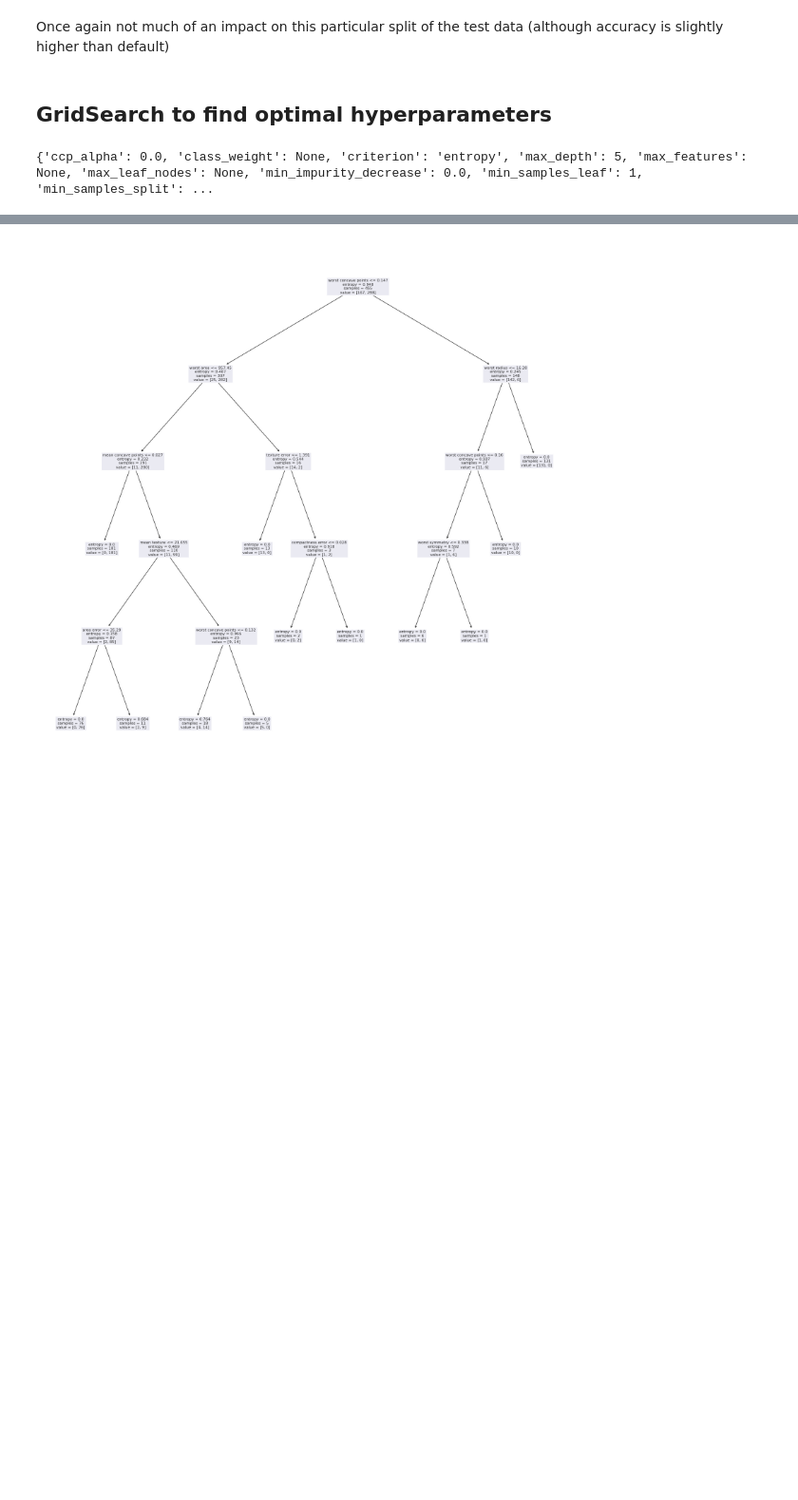
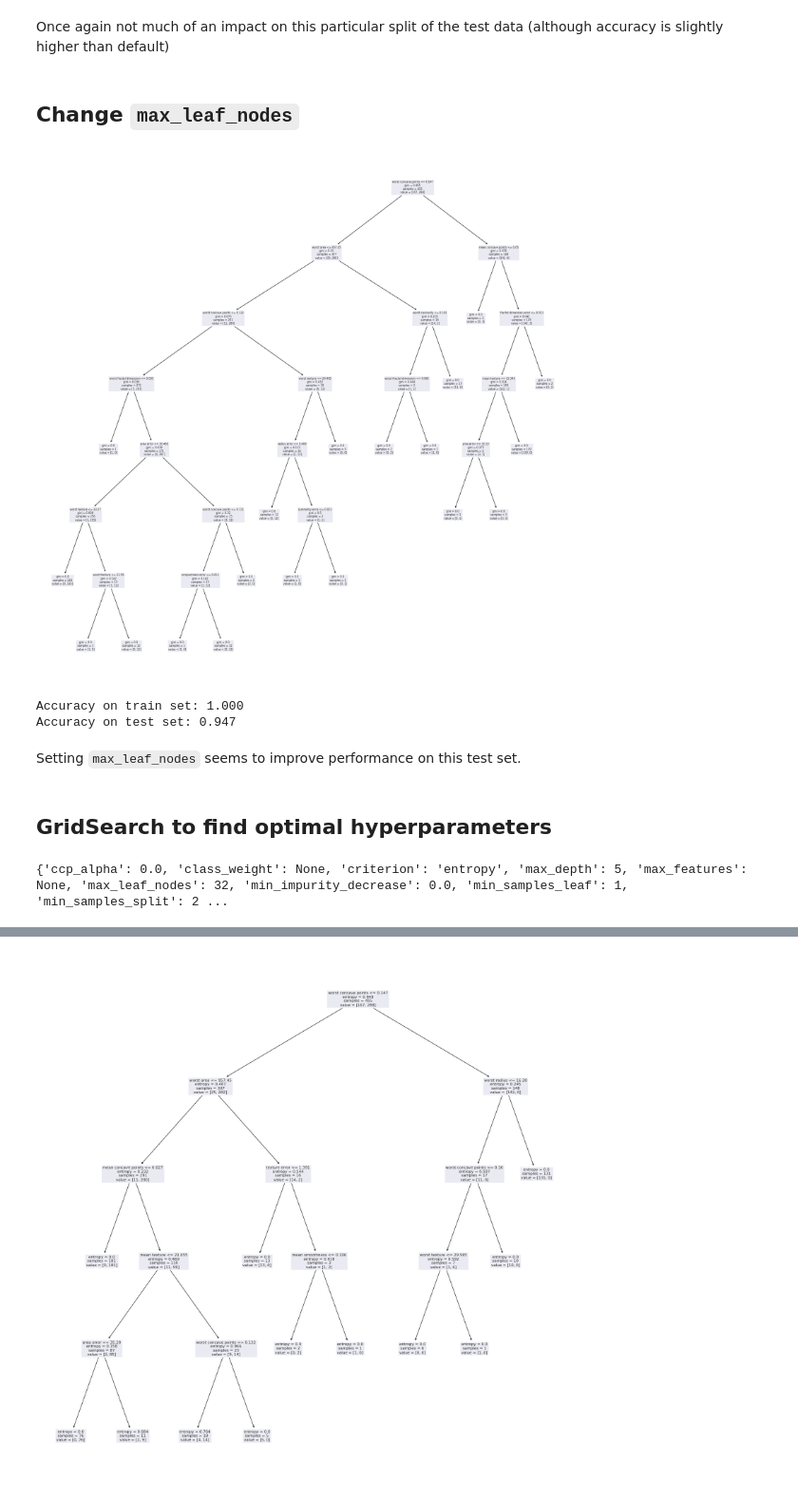
Before and after one commit to dhrits/mec2-projects, a Jupyter notebook: DSagar_Student_MLE_MiniProject_Trees_and_Forests.ipynb, the cells around one changed output, grey strips where cells are left out. Shown at 95% size. Cells and saved outputs as stored; diff of their text form; code cells hidden in the pictures; blank space fills up the shorter version.

```diff
--- a/DSagar_Student_MLE_MiniProject_Trees_and_Forests.ipynb
+++ b/DSagar_Student_MLE_MiniProject_Trees_and_Forests.ipynb
@@ -276,14 +277,32 @@ Accuracy on train set: 0.978
 Accuracy on test set: 0.939
 # %% [markdown]
 Once again not much of an impact on this particular split of the test data (although accuracy is slightly higher than default)
+# %% [markdown]
+## Change `max_leaf_nodes`
+# %%
+clf_tree = DecisionTreeClassifier(max_leaf_nodes=128)
+clf_tree.fit(X_train, y_train)
+show_tree(clf_tree, feature_names=X.columns)
+# %% [output]
+[figure, added]
+# %%
+evaluate_model(clf_tree, X_train, y_train, dataset='train')
+evaluate_model(clf_tree, X_test, y_test)
+# %% [output]
+Accuracy on train set: 1.000
+Accuracy on test set: 0.947
+# %% [markdown]
+Setting `max_leaf_nodes` seems to improve performance on this test set.
 # %% [markdown]
 ## GridSearch to find optimal hyperparameters
 # %%
+# This can take a few mins
 from sklearn.model_selection import GridSearchCV
 param_grid = {
-    'max_depth': [2, 4, 5, 7, 8, 16],
+    'max_depth': [None, 2, 4, 5, 7, 8, 16],
     'min_samples_leaf': [1, 2, 4, 5],
     'min_samples_split': [2, 3, 4],
+    'max_leaf_nodes': [32, 64, 128],
     'criterion': ['gini', 'entropy']
 }
 
@@ -291,7 +310,7 @@ grid_search_estimator = GridSearchCV(DecisionTreeClassifier(), param_grid=param_
 grid_search_estimator.fit(X_train, y_train)
 print(grid_search_estimator.best_estimator_.get_params())
 # %% [output]
-{'ccp_alpha': 0.0, 'class_weight': None, 'criterion': 'entropy', 'max_depth': 5, 'max_features': None, 'max_leaf_nodes': None, 'min_impurity_decrease': 0.0, 'min_samples_leaf': 1, 'min_samples_split': ...
+{'ccp_alpha': 0.0, 'class_weight': None, 'criterion': 'entropy', 'max_depth': 5, 'max_features': None, 'max_leaf_nodes': 32, 'min_impurity_decrease': 0.0, 'min_samples_leaf': 1, 'min_samples_split': 2 ...
 # %%
 # View best parameters
 for k in param_grid.keys():
```
Also changed, not shown: parts of 10 cells of this notebook.
